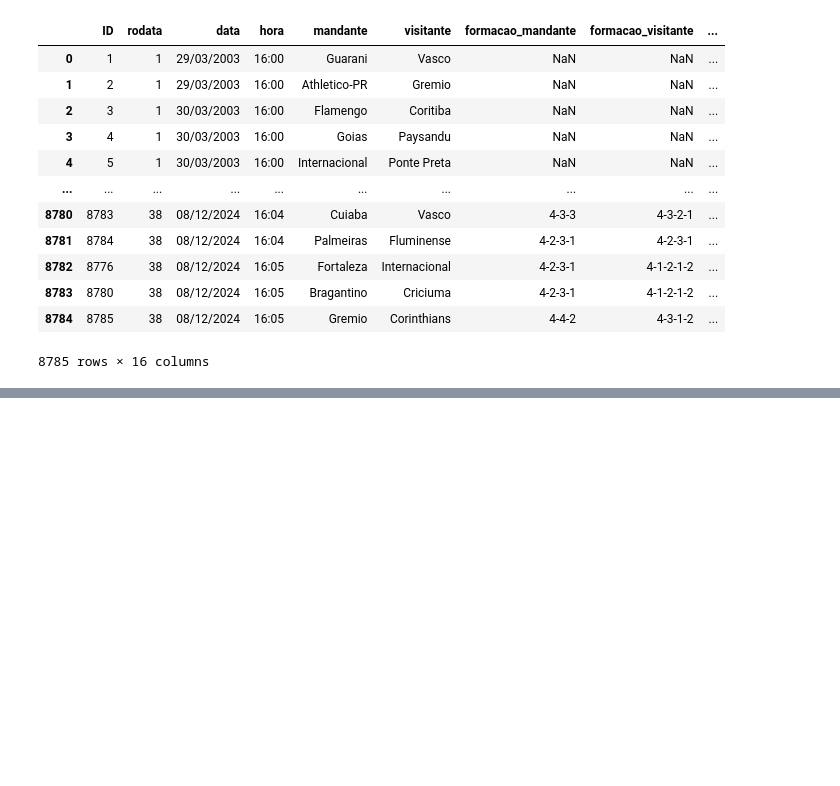
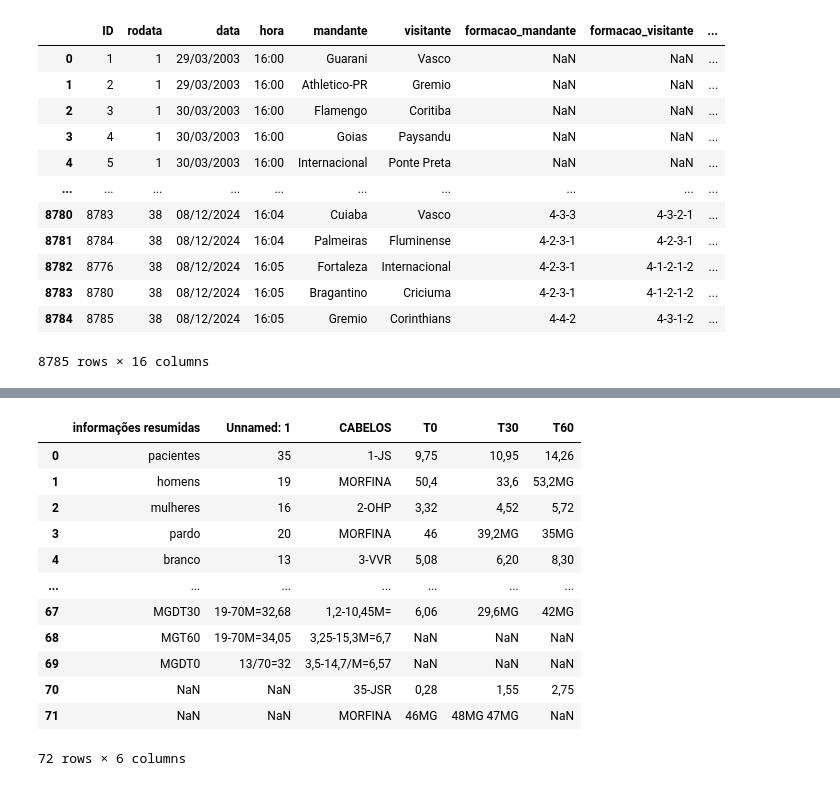
Before and after one commit to Otavioazeved/Vizualiza-o-de-Dados, a Jupyter notebook: Eletiva.ipynb, the cells around one changed output, grey strips where cells are left out. Drawn from its saved outputs; the diff is of its cells as text; code cells hidden in the pictures; blank space fills up the shorter version.

```diff
--- a/Eletiva.ipynb
+++ b/Eletiva.ipynb
@@ -175,0 +230,17 @@ df
+# %%
+df = df.drop(columns=['Unnamed: 7'])
+df
+# %% [output]
+|  | informações resumidas | Unnamed: 1 | CABELOS | T0 | T30 | T60 |
+| 0 | pacientes | 35 | 1-JS | 9,75 | 10,95 | 14,26 |
+| 1 | homens | 19 | MORFINA | 50,4 | 33,6 | 53,2MG |
+| 2 | mulheres | 16 | 2-OHP | 3,32 | 4,52 | 5,72 |
+| 3 | pardo | 20 | MORFINA | 46 | 39,2MG | 35MG |
+| 4 | branco | 13 | 3-VVR | 5,08 | 6,20 | 8,30 |
+| ... | ... | ... | ... | ... | ... | ... |
+| 67 | MGDT30 | 19-70M=32,68 | 1,2-10,45M= | 6,06 | 29,6MG | 42MG |
+| 68 | MGT60 | 19-70M=34,05 | 3,25-15,3M=6,7 | NaN | NaN | NaN |
+| 69 | MGDT0 | 13/70=32 | 3,5-14,7/M=6,57 | NaN | NaN | NaN |
+| 70 | NaN | NaN | 35-JSR | 0,28 | 1,55 | 2,75 |
+| 71 | NaN | NaN | MORFINA | 46MG | 48MG 47MG | NaN |
+72 rows × 6 columns
```
Also changed, not shown: parts of 5 cells of this notebook.
